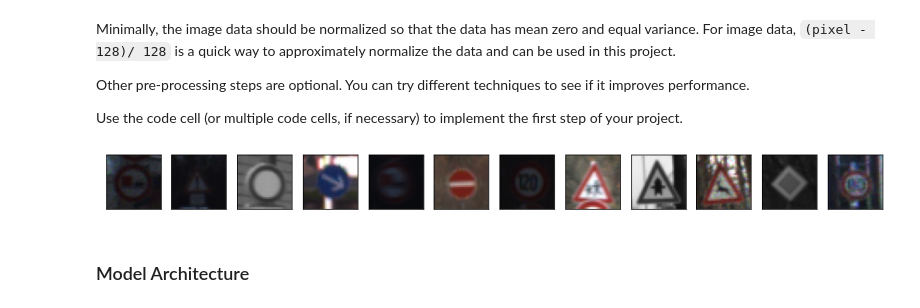
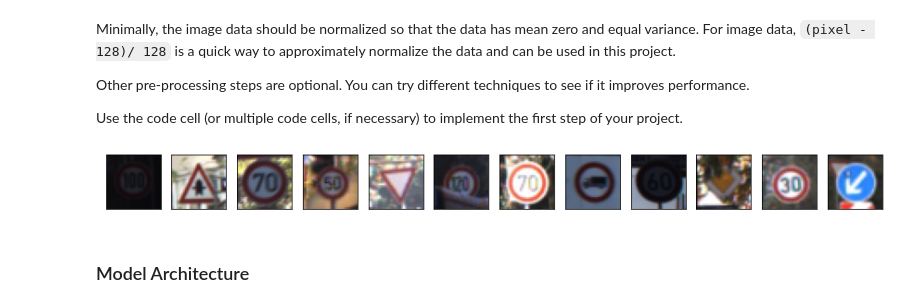
Before and after one commit to esp32wrangler/CarND-Traffic-Sign-Classifier-Project, a Jupyter notebook: Traffic_Sign_Classifier.ipynb, the cells around one changed output. Saved outputs shown, nothing was run; the diff lists cells and outputs as text; code cells hidden in the pictures.

```diff
--- a/Traffic_Sign_Classifier.ipynb
+++ b/Traffic_Sign_Classifier.ipynb
@@ -276,12 +280,12 @@ X_train_extended = []
 y_train_extended = []
 
 for i in range(len(X_train)):
-    X_train_extended.append(grey3channel(X_train[i]))
-    X_train_extended.append(gauss_noise(X_train[i]))
+    #X_train_extended.append(grey3channel(X_train[i]))
+    #X_train_extended.append(gauss_noise(X_train[i]))
     X_train_extended.append(X_train[i])
 
-    y_train_extended.append(y_train[i])
-    y_train_extended.append(y_train[i])
+    #y_train_extended.append(y_train[i])
+    #y_train_extended.append(y_train[i])
     y_train_extended.append(y_train[i])
 
 X_train = np.array(X_train_extended)
@@ -330,14 +334,15 @@ X_test = normalize_values(X_test)
 # %%
 samples = 12
 
 fig, axes = plt.subplots(1, samples, figsize=(15, 15),
                          subplot_kw={'xticks': [], 'yticks': []})
 
 for i in range(samples):
-    idx=  int(np.random.rand()*len(X_train))
+    #idx=  int(np.random.rand()*len(X_train))
+    idx = i
     axes[i].imshow((X_train[idx]+1)/2)
 # %% [output]
-[figure, old version]
+[figure, new version]
 # %% [markdown]
 ### Model Architecture
 # %%
```
Also changed, not shown: parts of 19 cells of this notebook, 30 other files.
